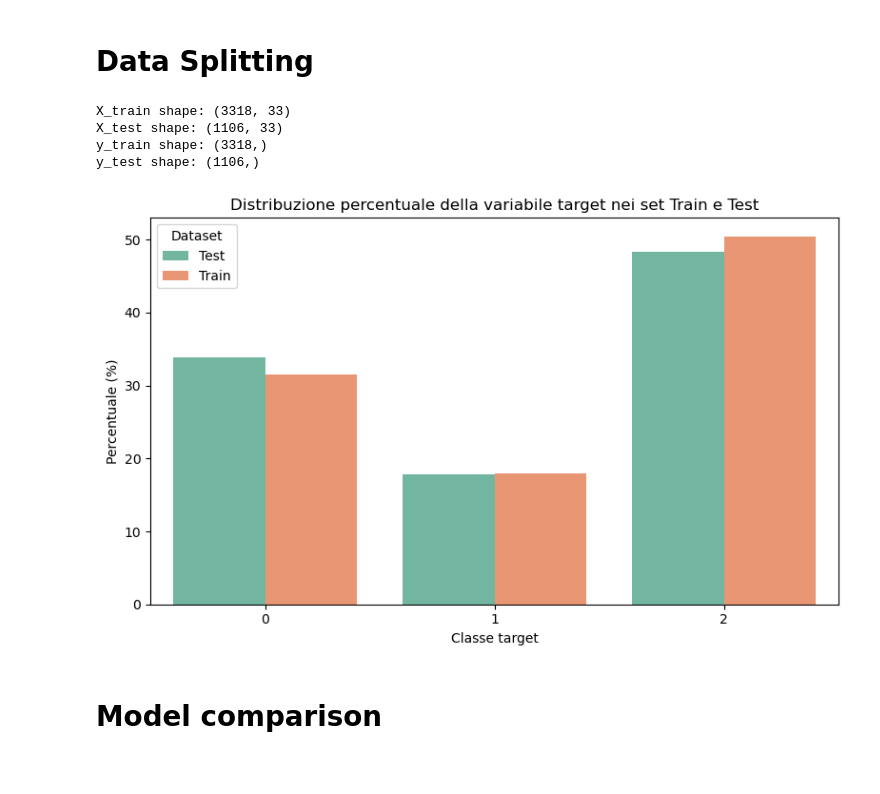
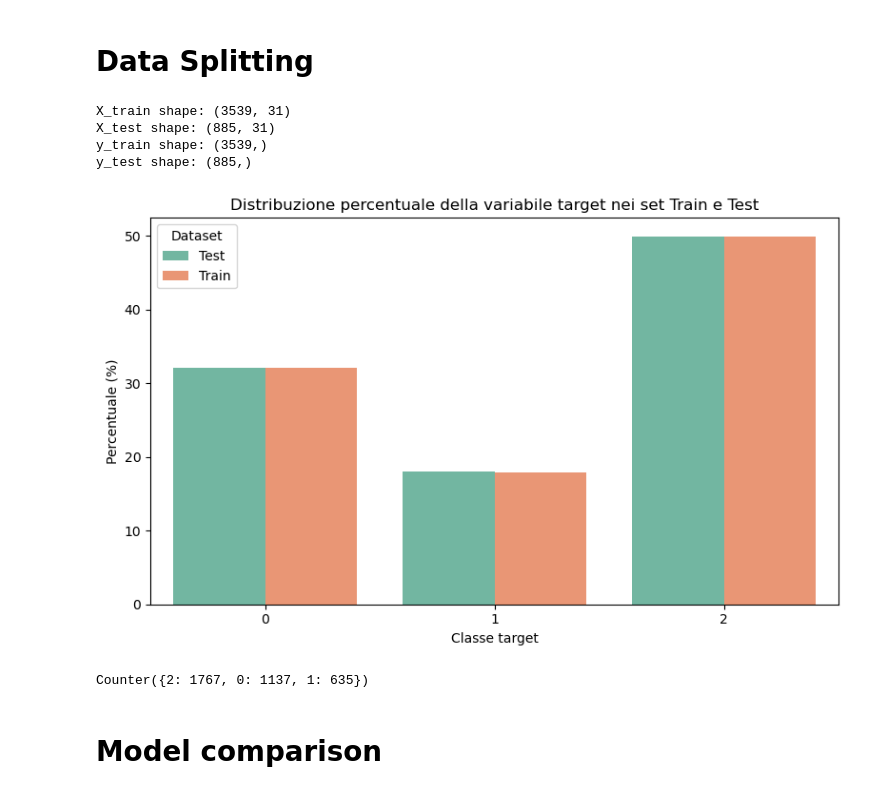
Before and after one commit to martiFabia/DMML_project, a Jupyter notebook: notebook/main-multi-label.ipynb, the cells around one changed output. Cells and saved outputs as stored; diff of their text form; code cells hidden in the pictures.

```diff
--- a/notebook/main-multi-label.ipynb
+++ b/notebook/main-multi-label.ipynb
@@ -25,7 +25,7 @@ col = ['Marital_status', 'Application_mode', 'Course', 'Previous_qualification',
 df[col] = df[col].astype('category')
 
 
-stud_selected = df.drop(['Nationality', 'International', 'Educational_special_needs',], axis = 1)
+stud_selected = df.drop(['Nationality', 'International', 'Educational_special_needs','Marital_status', 'Inflation_rate'], axis = 1)
 stud_selected.info()
 # %% [output]
 <class 'pandas.core.frame.DataFrame'>
@@ -207,49 +207,56 @@ Target_encoded: 3 unique values
 # Data Splitting
 # %%
 from sklearn.model_selection import train_test_split
+from sklearn.utils.class_weight import compute_sample_weight
 
 X = stud_selected.drop('Target_encoded', axis=1)
 y = stud_selected['Target_encoded']
 
-# Split the data into training and testing sets (75% train, 25% test)
-X_train, X_test, y_train, y_test = train_test_split(X, y, test_size=0.25, random_state=42)
+# Split the data into training and testing sets (80% train, 20% test)
+X_train, X_test, y_train, y_test = train_test_split(X, y, test_size=0.2, random_state=42, stratify=y)
 
 print("X_train shape:", X_train.shape)
 print("X_test shape:", X_test.shape)
 print("y_train shape:", y_train.shape)
 print("y_test shape:", y_test.shape)
 
 # === Visualizzazione distribuzione target ===
 # Ricrea il DataFrame con etichette
 dist_df = pd.DataFrame({
     'Set': ['Train'] * len(y_train) + ['Test'] * len(y_test),
     'Target': pd.concat([y_train, y_test])
 })
 
 # Calcola le percentuali
 percent_df = (
     dist_df.value_counts(['Set', 'Target'])
     .reset_index(name='Count')
     .groupby('Set')
     .apply(lambda x: x.assign(Percentage=100 * x['Count'] / x['Count'].sum()))
     .reset_index(drop=True)
 )
 
 # Plot percentuale
 plt.figure(figsize=(8, 5))
 sns.barplot(data=percent_df, x='Target', y='Percentage', hue='Set', palette='Set2')
 plt.title('Distribuzione percentuale della variabile target nei set Train e Test')
 plt.xlabel('Classe target')
 plt.ylabel('Percentuale (%)')
 plt.legend(title='Dataset')
 plt.tight_layout()
 plt.show()
 # %% [output]
-X_train shape: (3318, 33)
-X_test shape: (1106, 33)
-y_train shape: (3318,)
-y_test shape: (1106,)
+X_train shape: (3539, 31)
+X_test shape: (885, 31)
+y_train shape: (3539,)
+y_test shape: (885,)
-[figure, old version]
+[figure, new version]
+# %%
+from collections import Counter
+
+print(Counter(y_train))
+# %% [output]
+Counter({2: 1767, 0: 1137, 1: 635})
 # %% [markdown]
 # Model comparison
 # %% [markdown]
```
Also changed, not shown: parts of 42 cells of this notebook, 18 other files.
